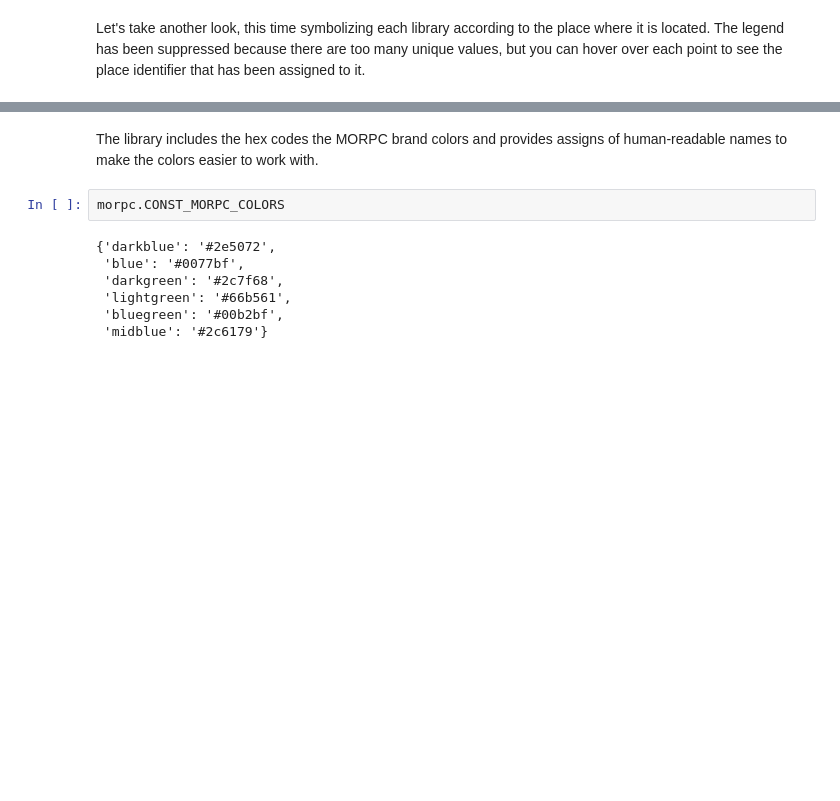
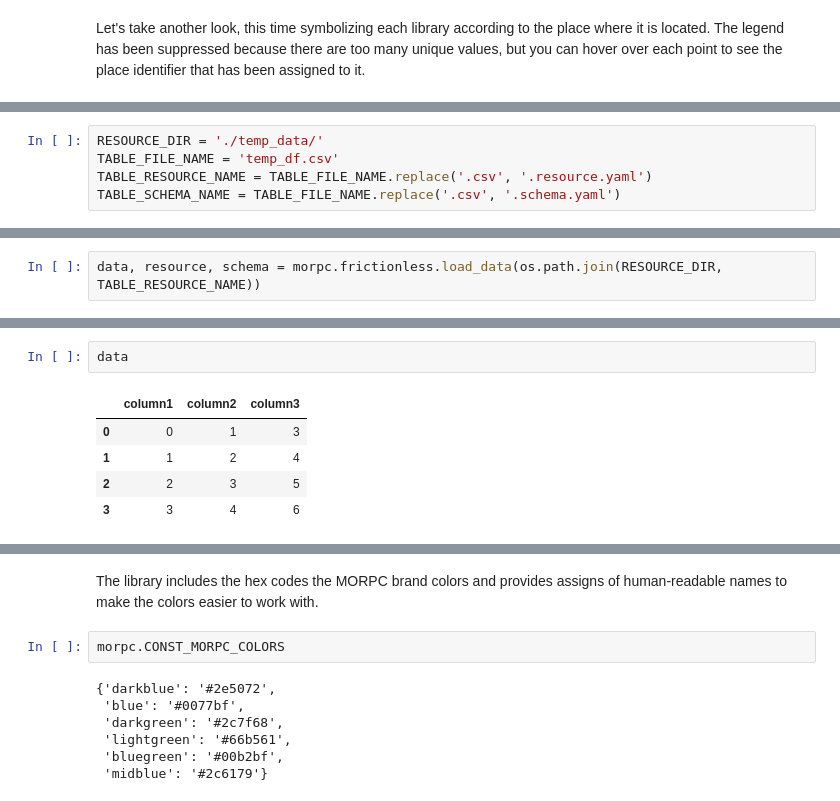
Before and after one commit to morpc/morpc-py, a Jupyter notebook: demo/morpc-py-demos.ipynb, the cells around one changed output, grey strips where cells are left out. Cells and saved outputs as stored; diff of their text form; blank space fills up the shorter version.

```diff
--- a/demo/morpc-py-demos.ipynb
+++ b/demo/morpc-py-demos.ipynb
@@ -549,0 +520,5 @@ As of January 2024 the Data Team is considering a new standard for machine-reada
+# %%
+RESOURCE_DIR = './temp_data/'
+TABLE_FILE_NAME = 'temp_df.csv'
+TABLE_RESOURCE_NAME = TABLE_FILE_NAME.replace('.csv', '.resource.yaml')
+TABLE_SCHEMA_NAME = TABLE_FILE_NAME.replace('.csv', '.schema.yaml')
@@ -549,0 +570,2 @@ As of January 2024 the Data Team is considering a new standard for machine-reada
+# %%
+data, resource, schema = morpc.frictionless.load_data(os.path.join(RESOURCE_DIR, TABLE_RESOURCE_NAME))
@@ -549,0 +582,8 @@ As of January 2024 the Data Team is considering a new standard for machine-reada
+# %%
+data
+# %% [output]
+|  | column1 | column2 | column3 |
+| 0 | 0 | 1 | 3 |
+| 1 | 1 | 2 | 4 |
+| 2 | 2 | 3 | 5 |
+| 3 | 3 | 4 | 6 |
```
Also changed, not shown: parts of 128 cells of this notebook.
